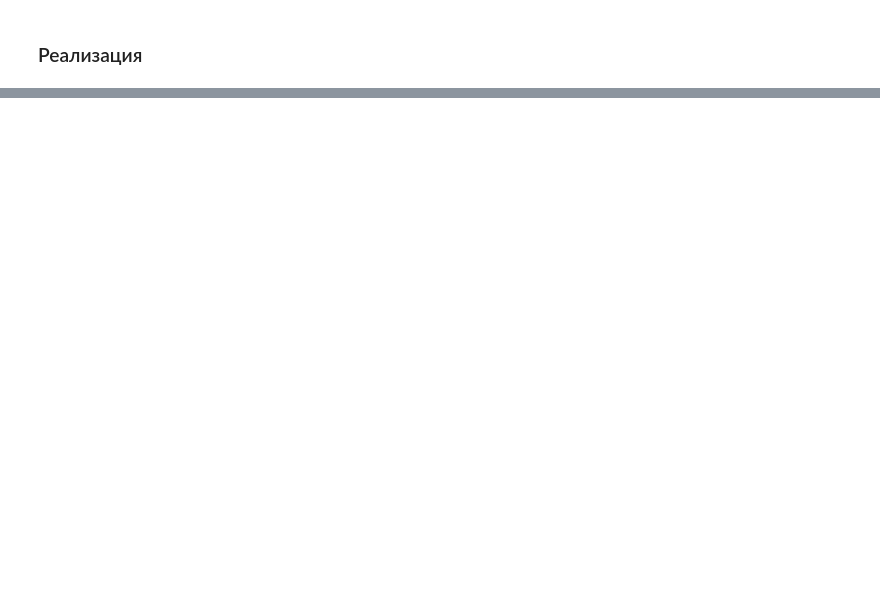
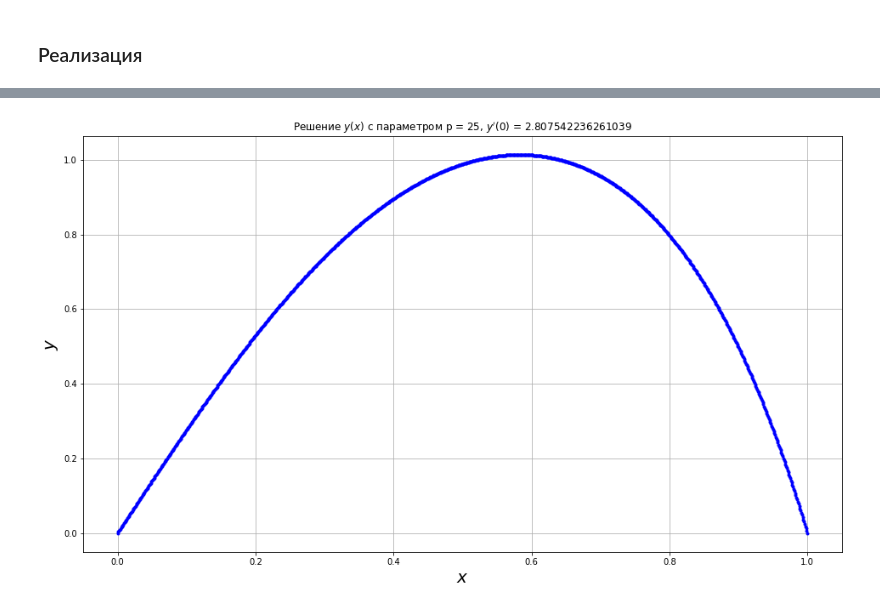
Before and after one commit to derzhavin3016/CompMath, a Jupyter notebook: Lab8/Lab8.ipynb, the cells around one changed output, grey strips where cells are left out. Saved outputs shown, nothing was run; the diff lists cells and outputs as text; code cells hidden in the pictures; blank space fills up the shorter version.

```diff
--- a/Lab8/Lab8.ipynb
+++ b/Lab8/Lab8.ipynb
@@ -122,0 +134,4 @@ def getA(h: float, n: int):
+# %%
+make_plot(1e-3, 25, 2.5)
+# %% [output]
+[figure, added]
```
Also changed, not shown: parts of 9 cells of this notebook.
